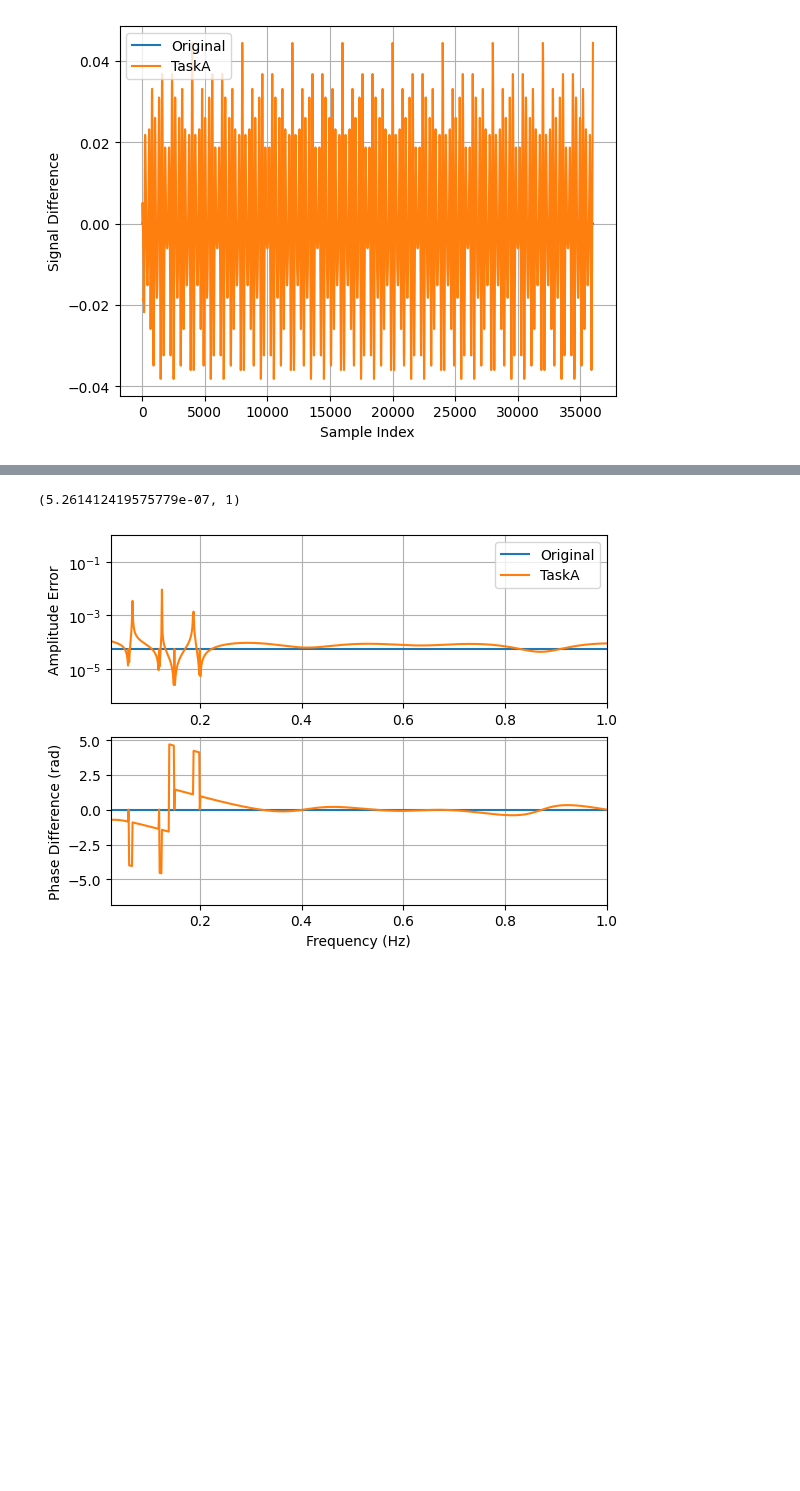
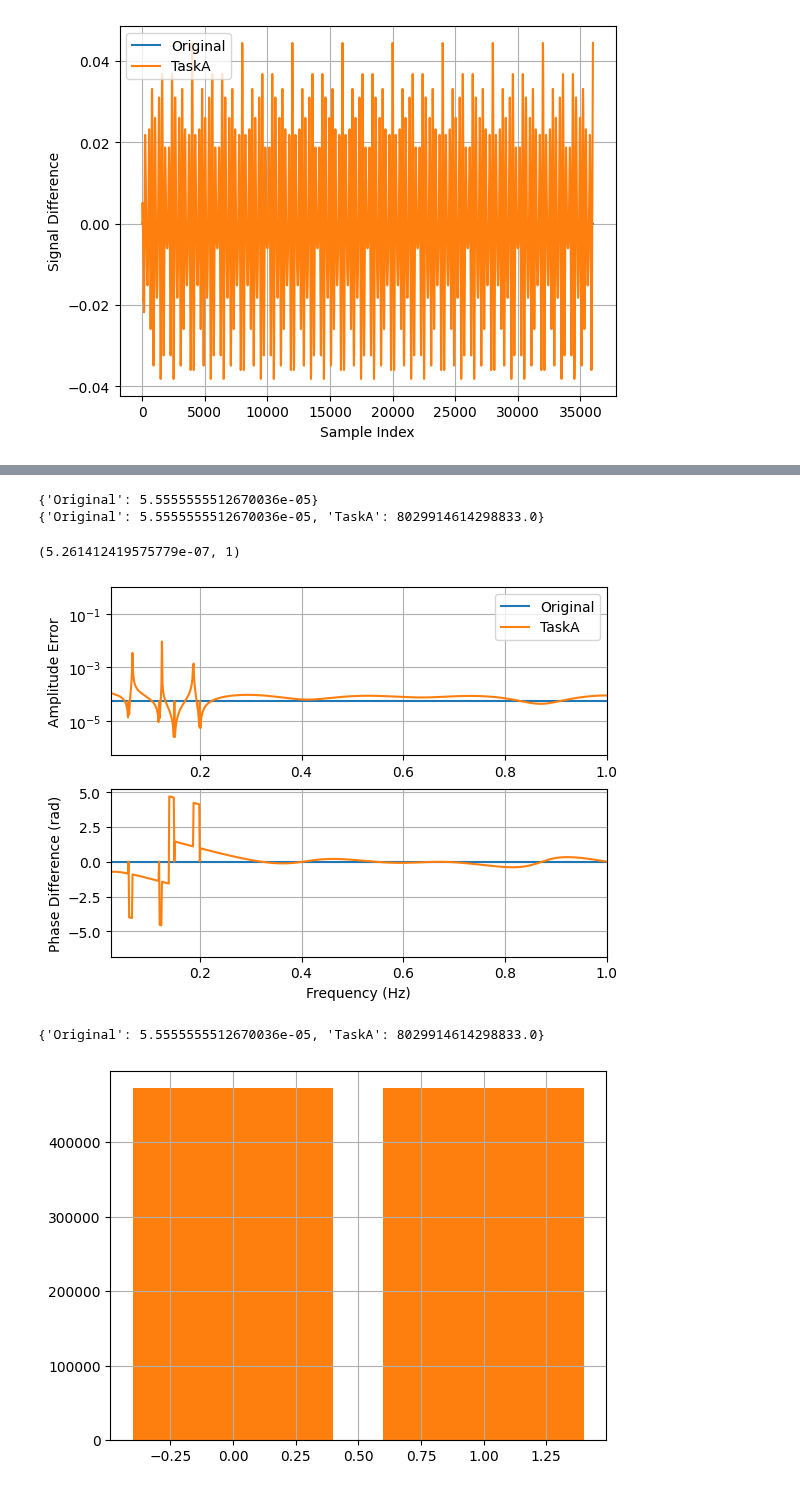
Before and after one commit to UCSD-E4E/smartfin-fw3, a Jupyter notebook: docs/sampling_algorithm.ipynb, the cells around one changed output, grey strips where cells are left out. Cells and saved outputs as stored; diff of their text form; code cells hidden in the pictures; blank space fills up the shorter version.

```diff
--- a/docs/sampling_algorithm.ipynb
+++ b/docs/sampling_algorithm.ipynb
@@ -250,9 +251,15 @@ fig = plt.figure()
 ax1 = fig.add_subplot(211)
 ax2 = fig.add_subplot(212, sharex=ax1)
 
+labels = []
+
 for label in spectra:
+    labels.append(label)
     ax1.plot(fft_freq[label], 2 / n_samples * np.abs(spectra[label]), label=label)
     ax2.plot(fft_freq[label], np.angle(spectra[label]))
+
+
+print(labels)
 
 ax1.grid()
 ax2.grid()
@@ -271,9 +279,21 @@ fig = plt.figure()
 ax1 = fig.add_subplot(211)
 ax2 = fig.add_subplot(212, sharex=ax1)
 
+
+rms_sum = {}
+spectra_sum = 0
+
 for label in spectra:
+    #plot fft vs. amplitude error from original
     ax1.plot(fft_freq[label], 2 / n_samples * (np.abs(spectra[label]) / np.abs(reference_spectrum[:len(spectra[label])])), label=label)
     ax2.plot(fft_freq[label], np.angle(spectra[label]) - np.angle(reference_spectrum[:len(spectra[label])]))
+
+    #square each error then sum them for RMS for each label
+    error_array = ((2 / n_samples * np.abs(spectra[label]) / np.abs(reference_spectrum[:len(spectra[label])]))**2)
+    for num in error_array:
+        spectra_sum += num
+    rms_sum[label] = spectra_sum
+    print(rms_sum)
 
 ax1.grid()
 ax2.grid()
@@ -285,5 +305,27 @@ ax1.semilogy()
 ax1.set_xlim(display_freq_limit[0], display_freq_limit[1])
 ax1.set_ylim(top=1)
 # %% [output]
-(5.261412419575779e-07, 1)
+{'Original': 5.5555555512670036e-05}
+{'Original': 5.5555555512670036e-05, 'TaskA': 8029914614298833.0}
+(5.261412419575779e-07, 1)
 [figure]
+# %%
+#RMS values
+#Right now only works if theres only 2 being compared
+fig = plt.figure()
+ax1 = fig.add_subplot(111)
+ax1.grid()
+
+len(rms_sum)
+rms = {}
+
+print(rms_sum)
+
+for label in rms_sum:
+    rms[label] = math.sqrt(1/n_samples * rms_sum[label])
+
+for label in rms_sum:
+    ax1.bar(np.arange(len(rms_sum)), rms[label], width=0.8, label=label)
+# %% [output]
+{'Original': 5.5555555512670036e-05, 'TaskA': 8029914614298833.0}
+[figure, added]
```
Also changed, not shown: parts of 3 cells of this notebook.
